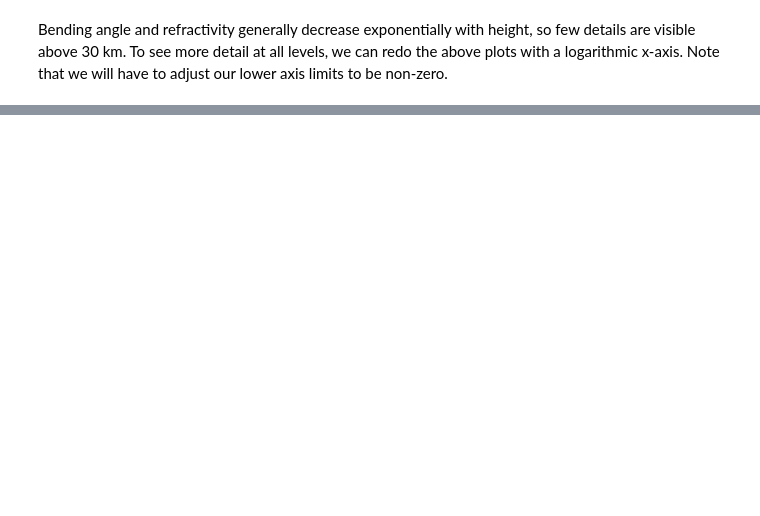
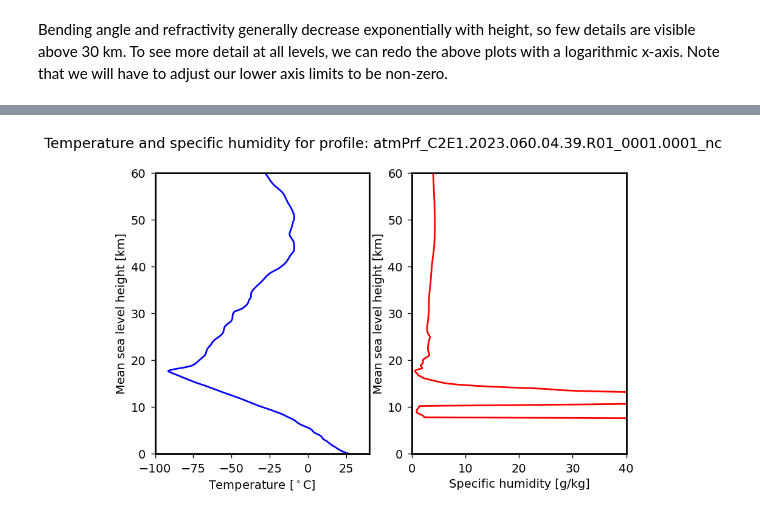
Before and after one commit to cosmic-sysadmin/GNSSRSC-2023, a Jupyter notebook: jupyter-notebooks/neutral_atmos_lab.ipynb, the cells around one changed output, grey strips where cells are left out. Cells and saved outputs as stored; diff of their text form; code cells hidden in the pictures; blank space fills up the shorter version.

```diff
--- a/jupyter-notebooks/neutral_atmos_lab.ipynb
+++ b/jupyter-notebooks/neutral_atmos_lab.ipynb
@@ -355,0 +402,25 @@ plt.show()
+# %%
+"""
+Plot temperature and specific humidity versus mean sea-level height
+"""
+# Create the figure object with two columns and one row
+fig, axs = plt.subplots(nrows=1, ncols=2, figsize=(10,6))
+# Add the data to each subplot contained in 'axs'
+axs[0].plot(temperature,mean_sea_level_height_wetPf2,color='b')
+axs[1].plot(specific_humidity,mean_sea_level_height_wetPf2,color='r')
+# Set the axis labels
+axs[0].set_xlabel('Temperature [$^\circ$C]')
+axs[1].set_xlabel('Specific humidity [g/kg]')
+axs[0].set_ylabel('Mean sea level height [km]')
+axs[1].set_ylabel('Mean sea level height [km]')
+# Set axis limits (None means unbounded; Matplotlib will decide)
+axs[0].set_xlim(-100,40)
+axs[1].set_xlim(0,40)
+axs[0].set_ylim(0,60)
+axs[1].set_ylim(0,60)
+# Set the title
+fig.suptitle(f'Temperature and specific humidity for profile: {atmPrf_fname_short_now}')
+# Generate the plot
+plt.show()
+# %% [output]
+[figure, added]
```
Also changed, not shown: parts of 19 cells of this notebook, 1 other file.
